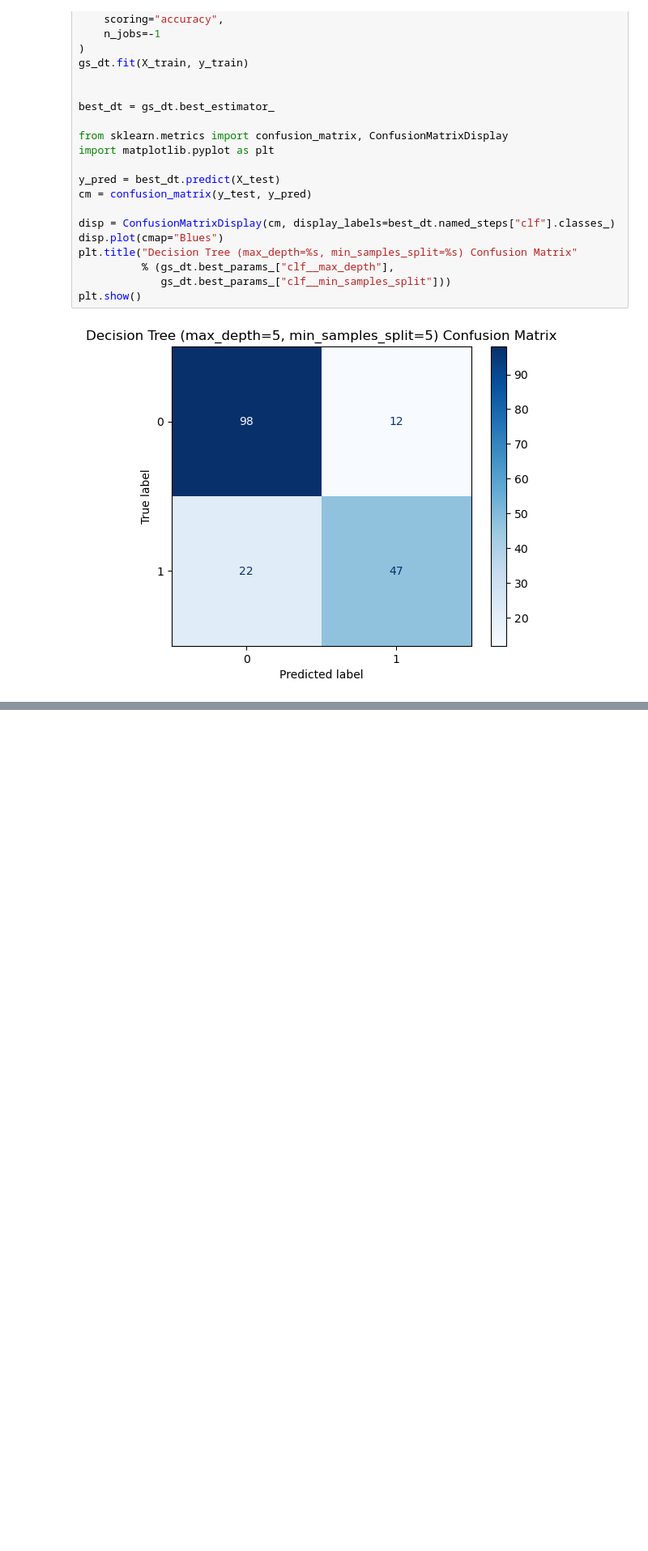
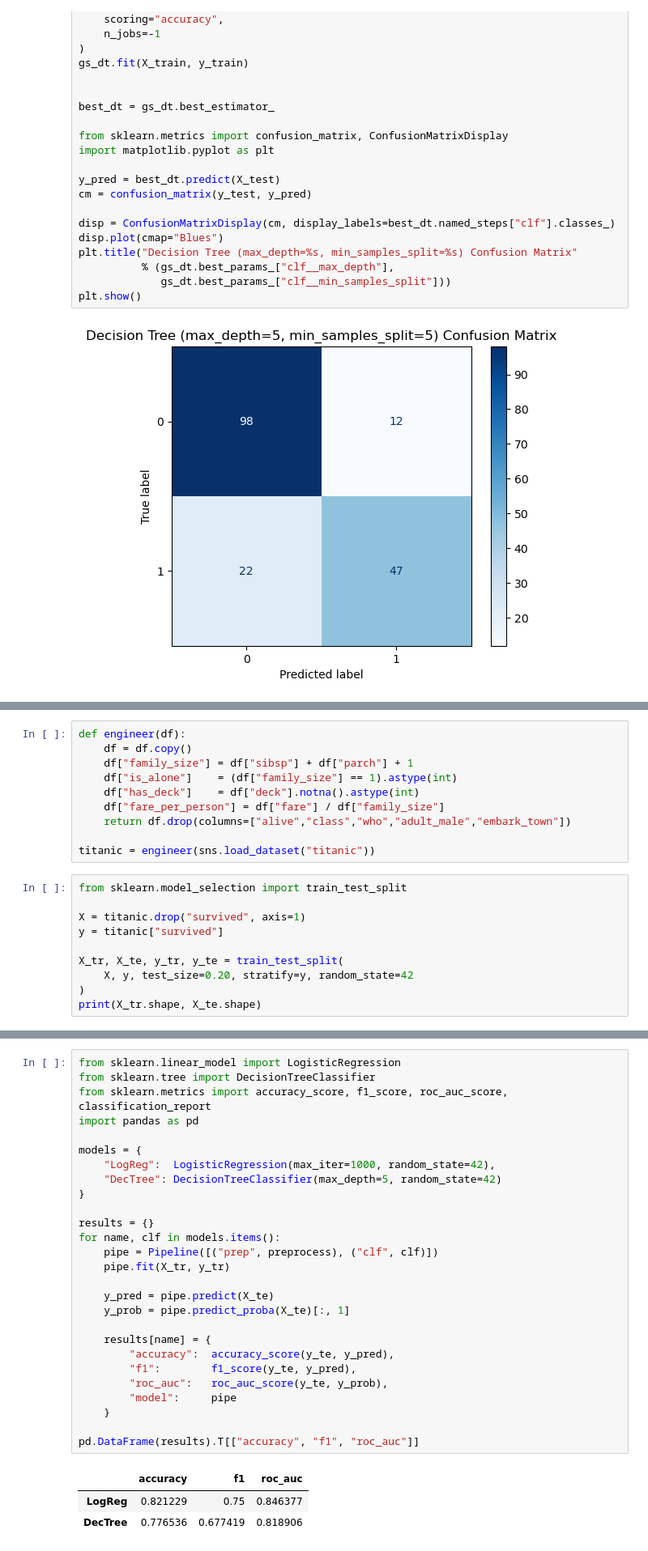
Before and after one commit to karan6705/MATC-Internship, a Jupyter notebook: week3.ipynb, the cells around one changed output, grey strips where cells are left out. Shown at 81% size. Saved outputs shown, nothing was run; the diff lists cells and outputs as text; blank space fills up the shorter version.

```diff
--- a/week3.ipynb
+++ b/week3.ipynb
@@ -223,0 +234,20 @@ plt.show()
+# %%
+def engineer(df):
+    df = df.copy()
+    df["family_size"] = df["sibsp"] + df["parch"] + 1
+    df["is_alone"]    = (df["family_size"] == 1).astype(int)
+    df["has_deck"]    = df["deck"].notna().astype(int)
+    df["fare_per_person"] = df["fare"] / df["family_size"]
+    return df.drop(columns=["alive","class","who","adult_male","embark_town"])
+
+titanic = engineer(sns.load_dataset("titanic"))
+# %%
+from sklearn.model_selection import train_test_split
+
+X = titanic.drop("survived", axis=1)
+y = titanic["survived"]
+
+X_tr, X_te, y_tr, y_te = train_test_split(
+    X, y, test_size=0.20, stratify=y, random_state=42
+)
+print(X_tr.shape, X_te.shape)
@@ -223,0 +278,31 @@ plt.show()
+# %%
+from sklearn.linear_model import LogisticRegression
+from sklearn.tree import DecisionTreeClassifier
+from sklearn.metrics import accuracy_score, f1_score, roc_auc_score, classification_report
+import pandas as pd
+
+models = {
+    "LogReg":  LogisticRegression(max_iter=1000, random_state=42),
+    "DecTree": DecisionTreeClassifier(max_depth=5, random_state=42)
+}
+
+results = {}
+for name, clf in models.items():
+    pipe = Pipeline([("prep", preprocess), ("clf", clf)])
+    pipe.fit(X_tr, y_tr)
+
+    y_pred = pipe.predict(X_te)
+    y_prob = pipe.predict_proba(X_te)[:, 1]
+
+    results[name] = {
+        "accuracy":  accuracy_score(y_te, y_pred),
+        "f1":        f1_score(y_te, y_pred),
+        "roc_auc":   roc_auc_score(y_te, y_prob),
+        "model":     pipe
+    }
+
+pd.DataFrame(results).T[["accuracy", "f1", "roc_auc"]]
+# %% [output]
+|  | accuracy | f1 | roc_auc |
+| LogReg | 0.821229 | 0.75 | 0.846377 |
+| DecTree | 0.776536 | 0.677419 | 0.818906 |
```
Also changed, not shown: parts of 6 cells of this notebook.
